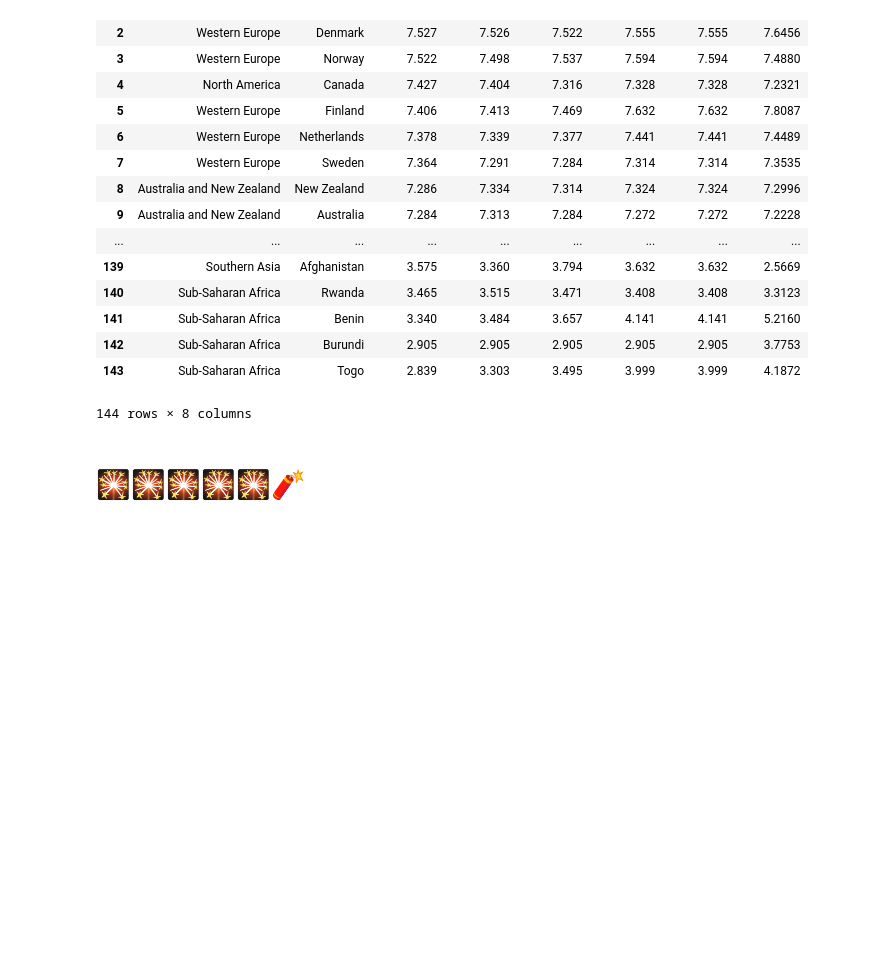
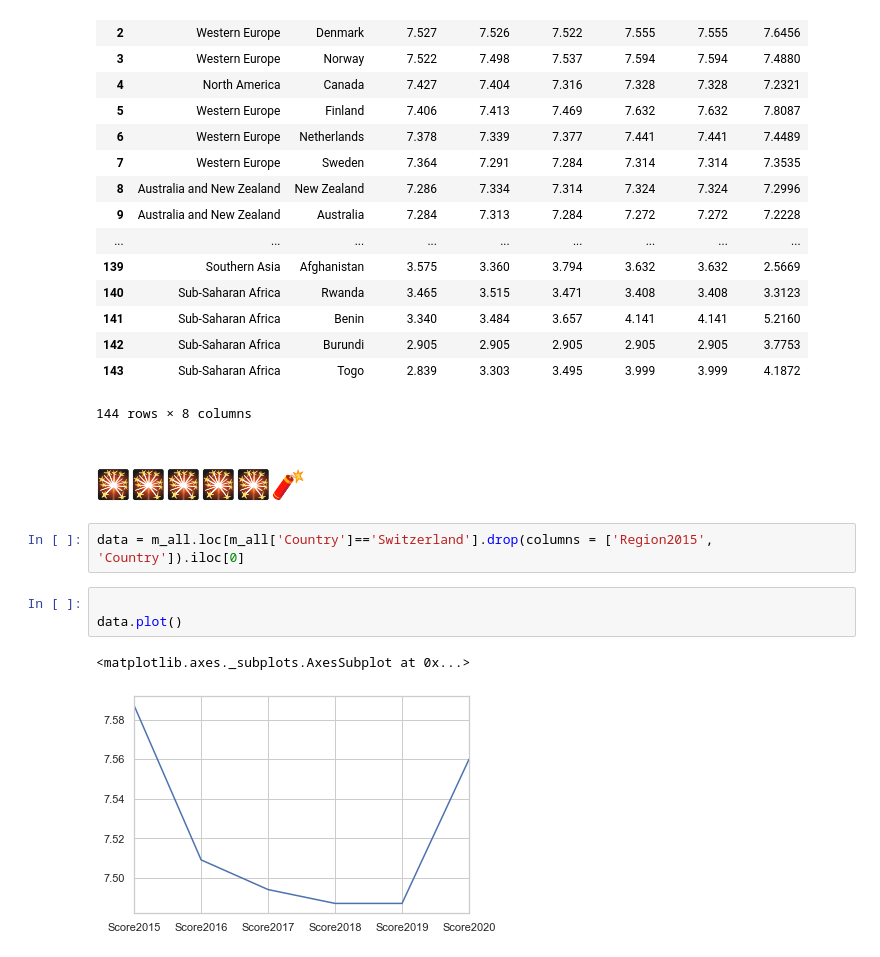
Before and after one commit to Athena112233/IntroductionToDataScience, a Jupyter notebook: Aaron 1.ipynb, the cells around one changed output. Drawn from its saved outputs; the diff is of its cells as text; blank space fills up the shorter version.

```diff
--- a/Aaron 1.ipynb
+++ b/Aaron 1.ipynb
@@ -848,3 +848,11 @@ m_all
 144 rows × 8 columns
 # %% [markdown]
 # 🎇🎇🎇🎇🎇🧨
+# %%
+data = m_all.loc[m_all['Country']=='Switzerland'].drop(columns = ['Region2015', 'Country']).iloc[0]
+# %%
+
+data.plot()
+# %% [output]
+<matplotlib.axes._subplots.AxesSubplot at 0x...>
+[figure, added]
```
Also changed, not shown: parts of 11 cells of this notebook.
